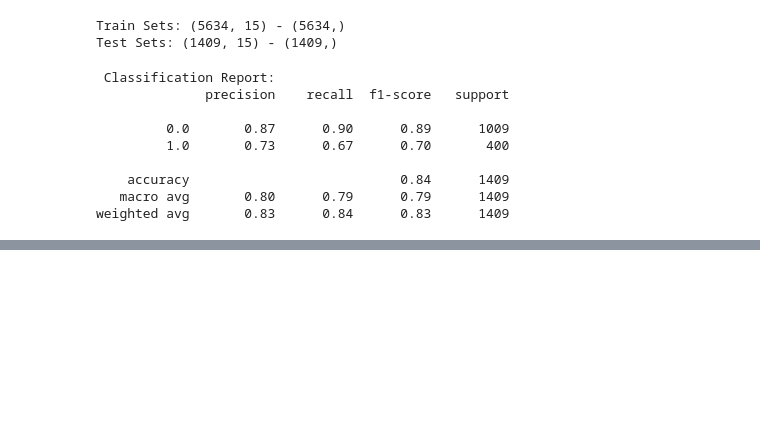
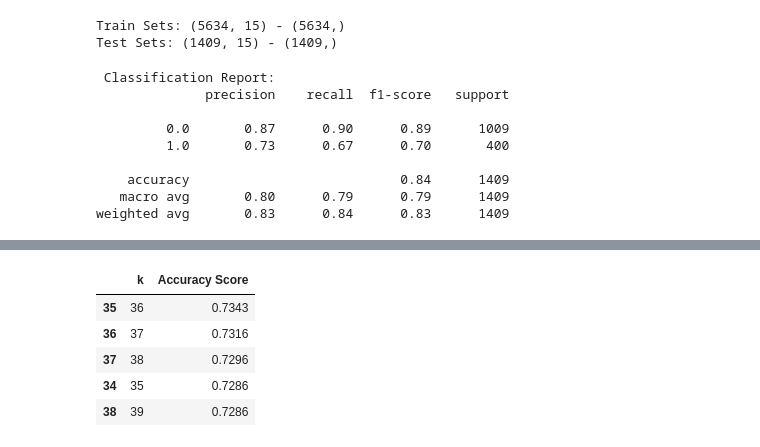
Before and after one commit to MerveTascii00/machine-learning-journey, a Jupyter notebook: 03_KNN.ipynb, the cells around one changed output, grey strips where cells are left out. Saved outputs shown, nothing was run; the diff lists cells and outputs as text; code cells hidden in the pictures; blank space fills up the shorter version.

```diff
--- a/03_KNN.ipynb
+++ b/03_KNN.ipynb
@@ -382,0 +473,12 @@ weighted avg       0.83      0.84      0.83      1409
+# %%
+accuracy_results_df.sort_values(
+    by='Accuracy Score',
+    ascending=False
+).head()
+# %% [output]
+|  | k | Accuracy Score |
+| 35 | 36 | 0.7343 |
+| 36 | 37 | 0.7316 |
+| 37 | 38 | 0.7296 |
+| 34 | 35 | 0.7286 |
+| 38 | 39 | 0.7286 |
```
Also changed, not shown: parts of 11 cells of this notebook, 7 other files.
